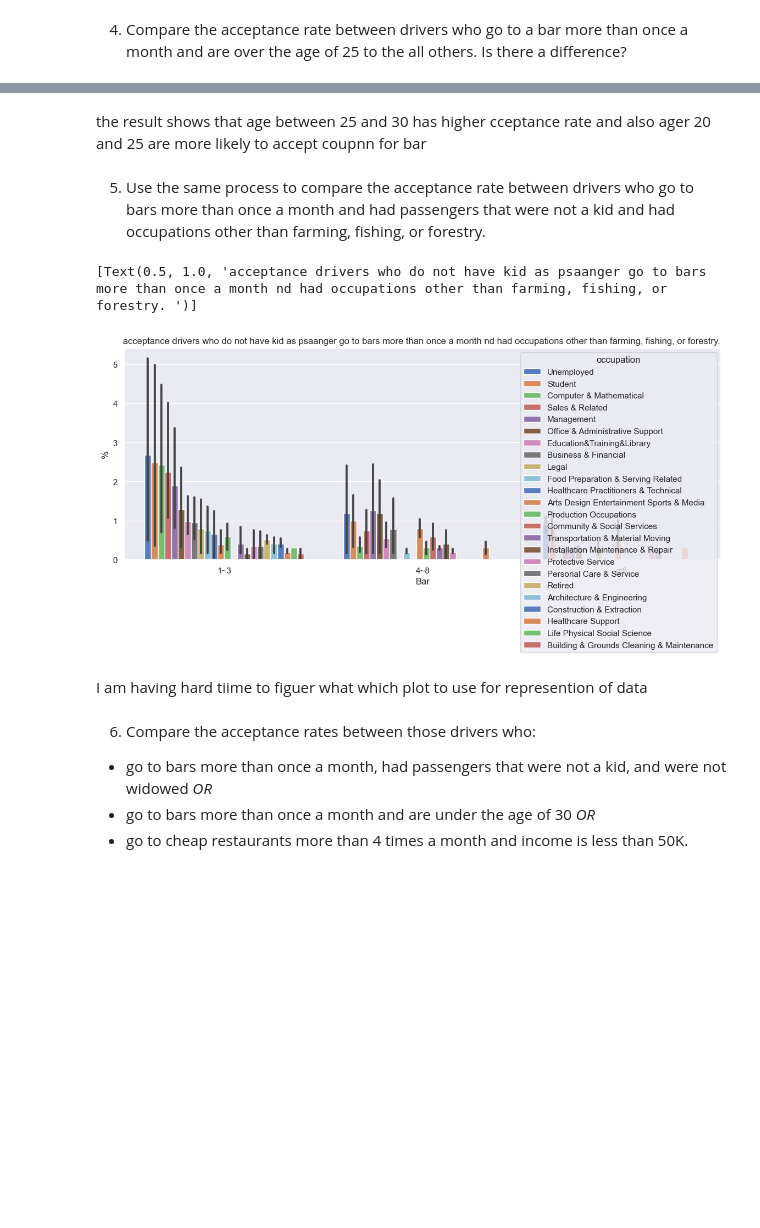
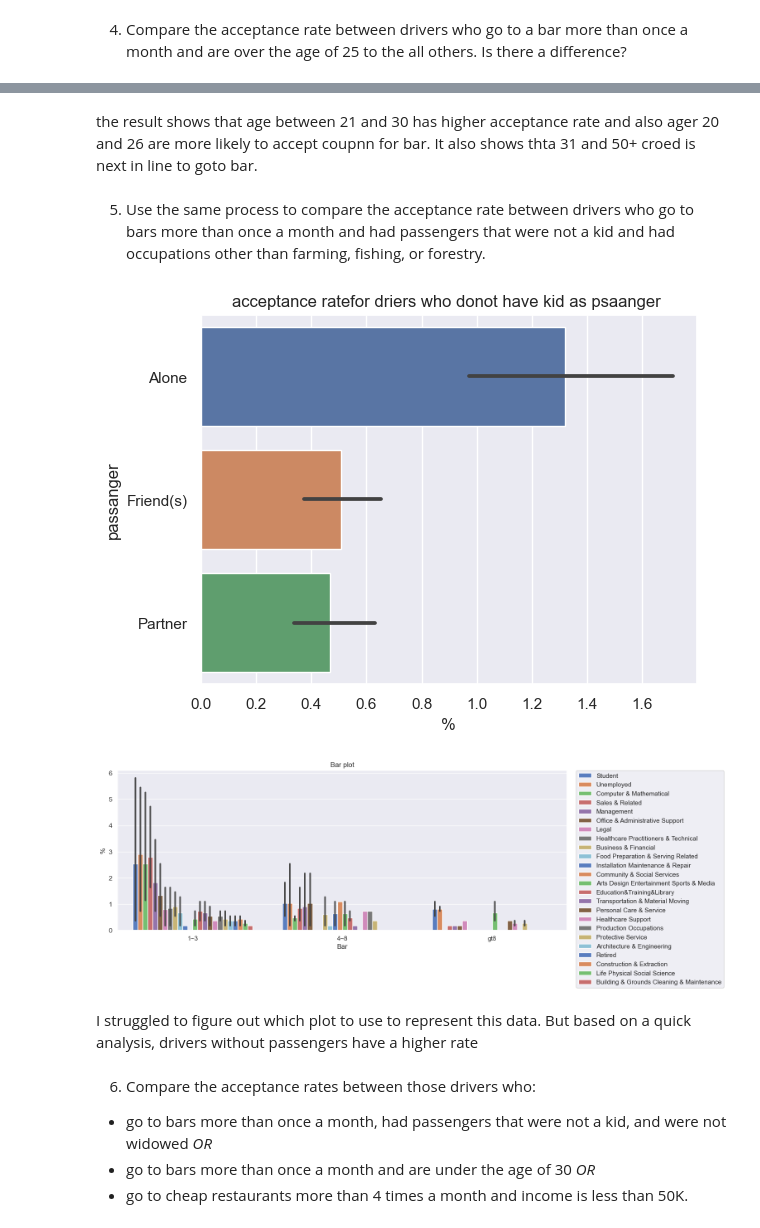
Before and after one commit to rvadavia/Testing-Git-for-UBC--ML, a Jupyter notebook: Assignment 5.1.ipynb, the cells around one changed output, grey strips where cells are left out. Cells and saved outputs as stored; diff of their text form; code cells hidden in the pictures; blank space fills up the shorter version.

```diff
--- a/Assignment 5.1.ipynb
+++ b/Assignment 5.1.ipynb
@@ -315,35 +306,42 @@ xxZX
 # %% [markdown]
-the result shows that age between 25 and 30 has higher cceptance rate and also ager 20 and 25 are more likely to accept  coupnn for bar
+the result shows that age between 21 and 30 has higher acceptance rate and also ager 20 and 26 are more likely to accept coupnn for bar. It also shows thta 31 and 50+ croed is next in line to goto bar.
 # %% [markdown]
 5. Use the same process to compare the acceptance rate between drivers who go to bars more than once a month and had passengers that were not a kid and had occupations other than farming, fishing, or forestry.
 # %%
-barAgePassOccup_Coupons = data[["Bar","passanger","occupation"]]
-
+Coupons_bar5 = FinalData[["coupon","Bar","passanger","occupation"]]
+Coupons_bar5
+# print(Coupons_bar5["coupon"].unique())
+# print(Coupons_bar5["Bar"].unique())
+# print(Coupons_bar5["passanger"].unique())
+# print(Coupons_bar5["occupation"].unique())
 barlist = ["1~3","4~8","gt8"]
 Occlist = ["farming","fishing","forestry"]
-barAgePassOccup_Coupons = barAgePassOccup_Coupons.query('passanger != "Kid(s)"  & (Bar in @barlist) & (occupation not in @Occlist) ')
-#barAgePassOccup_Coupons
-barAgePassOccup_Coupons = barAgePassOccup_Coupons.value_counts()
-barAgePassOccup_Coupons = barAgePassOccup_Coupons.reset_index()
-barAgePassOccup_Coupons.columns = ["Bar","passanger","occupation","sum"]
-total = barAgePassOccup_Coupons[['sum']].sum(axis=0)
-barAgePassOccup_Coupons['%'] = barAgePassOccup_Coupons['sum'] * 100/ total[0]
-#sns.barplot(data=barAgePassOccup_Coupons, x= '%', y='passanger').set(title='acceptance ratefor driers who donot have kid as psaanger ')
+Passlist = ["Kid(s)"]
+
+Coupons_bar5 = Coupons_bar5.query('coupon == "Bar" & passanger != "Kid(s)"  & (Bar in @barlist) & (occupation not in @Occlist) ')
+
+Coupons_bar5 = Coupons_bar5.value_counts()
+#print(Coupons_bar5)
+Coupons_bar5 = Coupons_bar5.reset_index()
+Coupons_bar5.columns = ["coupon","Bar","passanger","occupation","sum"]
+total = Coupons_bar5[['sum']].sum(axis=0)
+Coupons_bar5['%'] = Coupons_bar5['sum'] * 100/ total[0]
+sns.barplot(data=Coupons_bar5, x= '%', y='passanger').set(title='acceptance ratefor driers who donot have kid as psaanger ')
 plt.figure(figsize=(14, 5))
-sns.barplot(data=barAgePassOccup_Coupons,
+sns.barplot(data=Coupons_bar5,
              x="Bar",
              y="%",
              hue="occupation",
              palette = "muted"
             ).set(title='acceptance drivers who do not have kid as psaanger go to bars more than once a month nd had occupations other than farming, fishing, or forestry. ')
-
- #plt.title("Bar plot")
- #plt.show()
+plt.legend(bbox_to_anchor=(1.02, 1), loc='upper left', borderaxespad=0)
+plt.title("Bar plot")
+plt.show()
 # %% [output]
-[Text(0.5, 1.0, 'acceptance drivers who do not have kid as psaanger go to bars more than once a month nd had occupations other than farming, fishing, or forestry. ')]
-[figure, old version]
+[figure, new version]
+[figure, added]
-# %% [markdown]
-I am having hard tiime to figuer what which plot to use for represention of  data
+# %% [markdown]
+I struggled to figure out which plot to use to represent this data. But based on a quick analysis, drivers without passengers have a higher rate
 # %% [markdown]
 6. Compare the acceptance rates between those drivers who:
 
```
Also changed, not shown: parts of 13 cells of this notebook.
